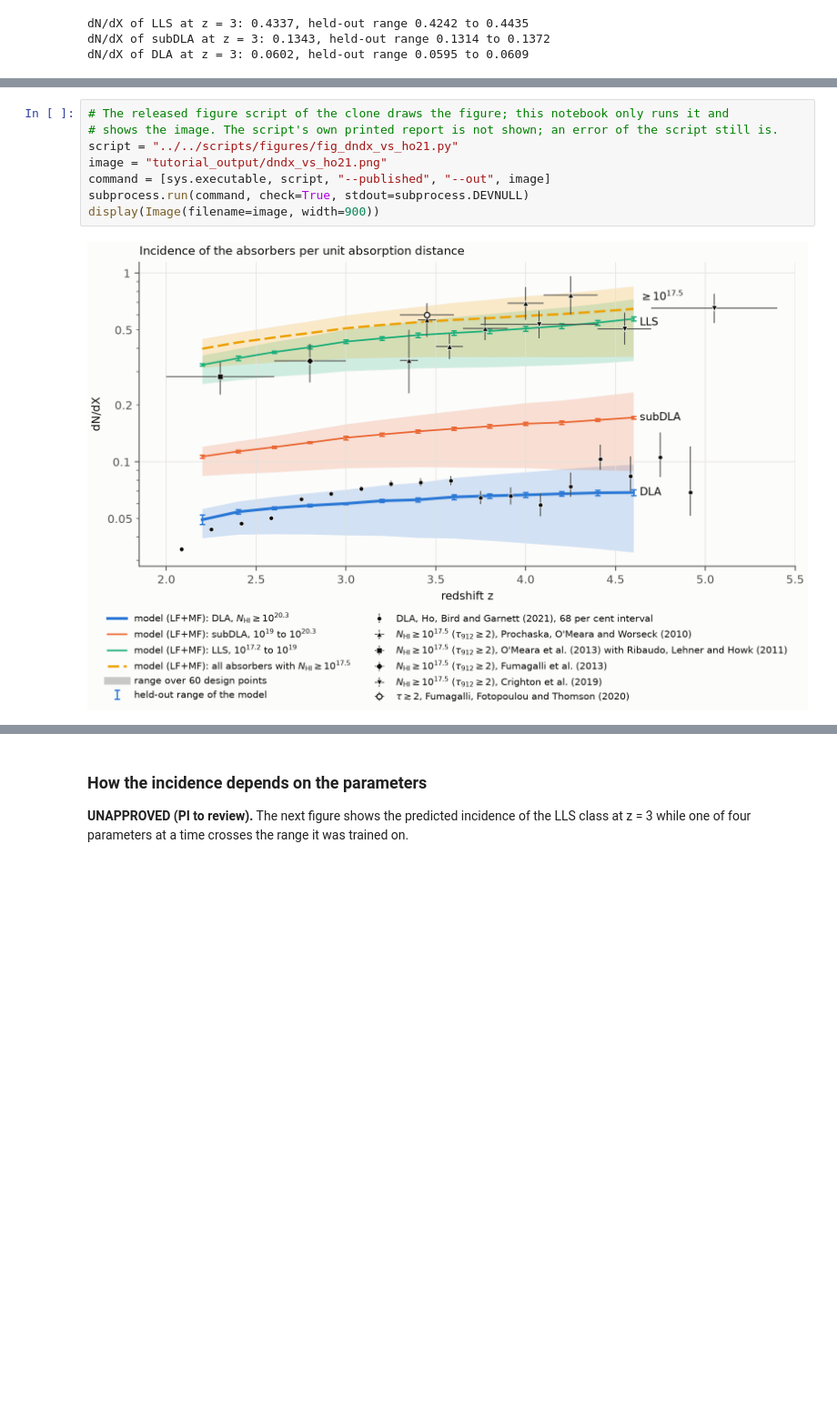
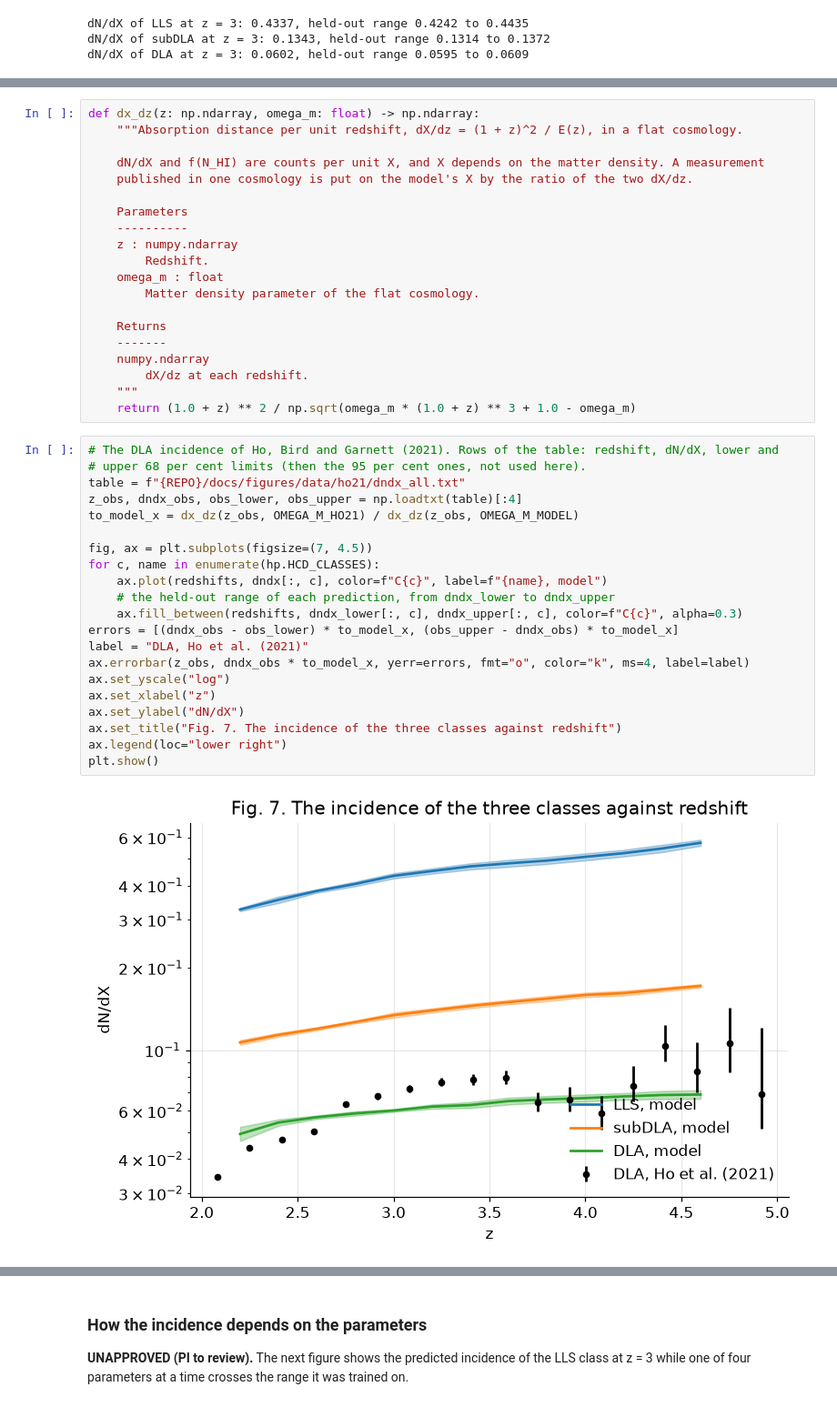
Before and after one commit to jibanCat/hcd_priya, a Jupyter notebook: notebooks/tutorial/hcd_priya_tutorial.ipynb, the cells around one changed output, grey strips where cells are left out. Shown at 91% size. Saved outputs shown, nothing was run; the diff lists cells and outputs as text; blank space fills up the shorter version.

```diff
--- a/notebooks/tutorial/hcd_priya_tutorial.ipynb
+++ b/notebooks/tutorial/hcd_priya_tutorial.ipynb
@@ -231,12 +260,45 @@ dN/dX of DLA at z = 3: 0.0602, held-out range 0.0595 to 0.0609
+# %%
+def dx_dz(z: np.ndarray, omega_m: float) -> np.ndarray:
+    """Absorption distance per unit redshift, dX/dz = (1 + z)^2 / E(z), in a flat cosmology.
+
+    dN/dX and f(N_HI) are counts per unit X, and X depends on the matter density. A measurement
+    published in one cosmology is put on the model's X by the ratio of the two dX/dz.
+
+    Parameters
+    ----------
+    z : numpy.ndarray
+        Redshift.
+    omega_m : float
+        Matter density parameter of the flat cosmology.
+
+    Returns
+    -------
+    numpy.ndarray
+        dX/dz at each redshift.
+    """
+    return (1.0 + z) ** 2 / np.sqrt(omega_m * (1.0 + z) ** 3 + 1.0 - omega_m)
 # %%
-# The released figure script of the clone draws the figure; this notebook only runs it and
-# shows the image. The script's own printed report is not shown; an error of the script still is.
-script = "../../scripts/figures/fig_dndx_vs_ho21.py"
-image = "tutorial_output/dndx_vs_ho21.png"
-command = [sys.executable, script, "--published", "--out", image]
-subprocess.run(command, check=True, stdout=subprocess.DEVNULL)
-display(Image(filename=image, width=900))
+# The DLA incidence of Ho, Bird and Garnett (2021). Rows of the table: redshift, dN/dX, lower and
+# upper 68 per cent limits (then the 95 per cent ones, not used here).
+table = f"{REPO}/docs/figures/data/ho21/dndx_all.txt"
+z_obs, dndx_obs, obs_lower, obs_upper = np.loadtxt(table)[:4]
+to_model_x = dx_dz(z_obs, OMEGA_M_HO21) / dx_dz(z_obs, OMEGA_M_MODEL)
+
+fig, ax = plt.subplots(figsize=(7, 4.5))
+for c, name in enumerate(hp.HCD_CLASSES):
+    ax.plot(redshifts, dndx[:, c], color=f"C{c}", label=f"{name}, model")
+    # the held-out range of each prediction, from dndx_lower to dndx_upper
+    ax.fill_between(redshifts, dndx_lower[:, c], dndx_upper[:, c], color=f"C{c}", alpha=0.3)
+errors = [(dndx_obs - obs_lower) * to_model_x, (obs_upper - dndx_obs) * to_model_x]
+label = "DLA, Ho et al. (2021)"
+ax.errorbar(z_obs, dndx_obs * to_model_x, yerr=errors, fmt="o", color="k", ms=4, label=label)
+ax.set_yscale("log")
+ax.set_xlabel("z")
+ax.set_ylabel("dN/dX")
+ax.set_title("Fig. 7. The incidence of the three classes against redshift")
+ax.legend(loc="lower right")
+plt.show()
 # %% [output]
-[figure, old version]
+[figure, new version]
 # %% [markdown]
 **Fig. 7. UNAPPROVED (PI to review).** The incidence dN/dX the model predicts for the three classes, and for all
```
Also changed, not shown: parts of 18 cells of this notebook, 6 other files.
